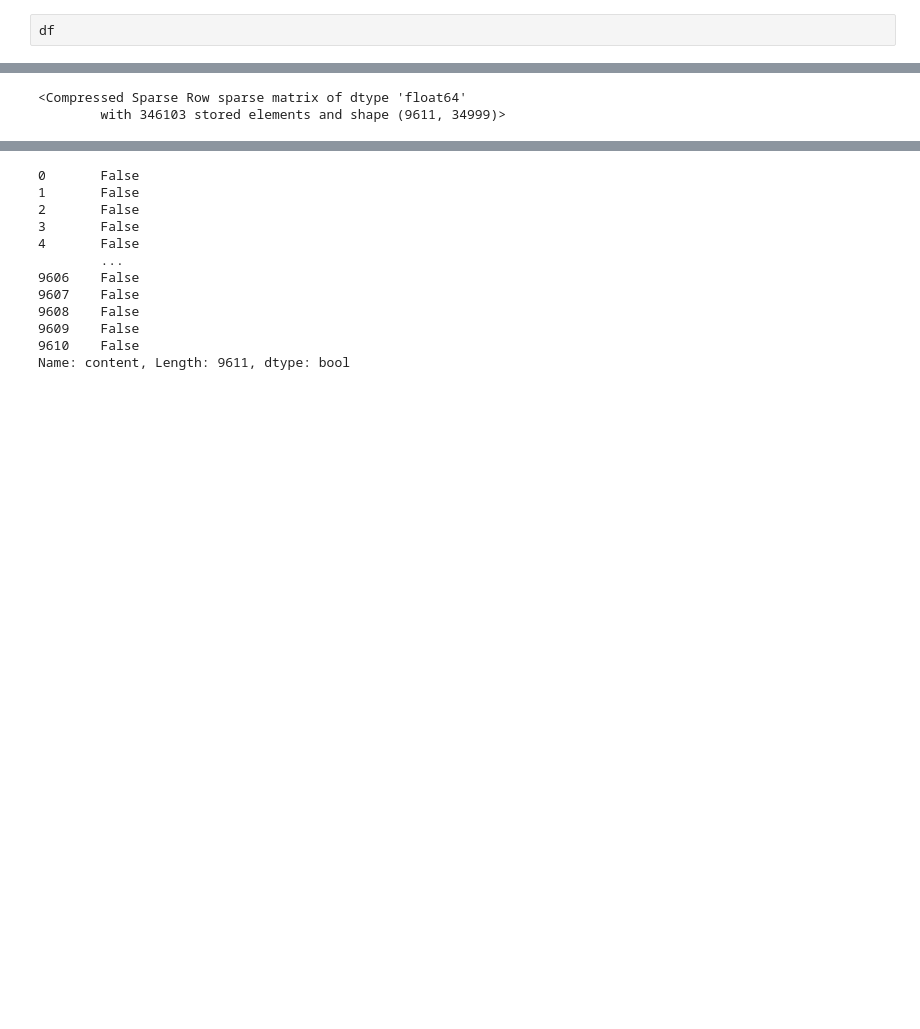
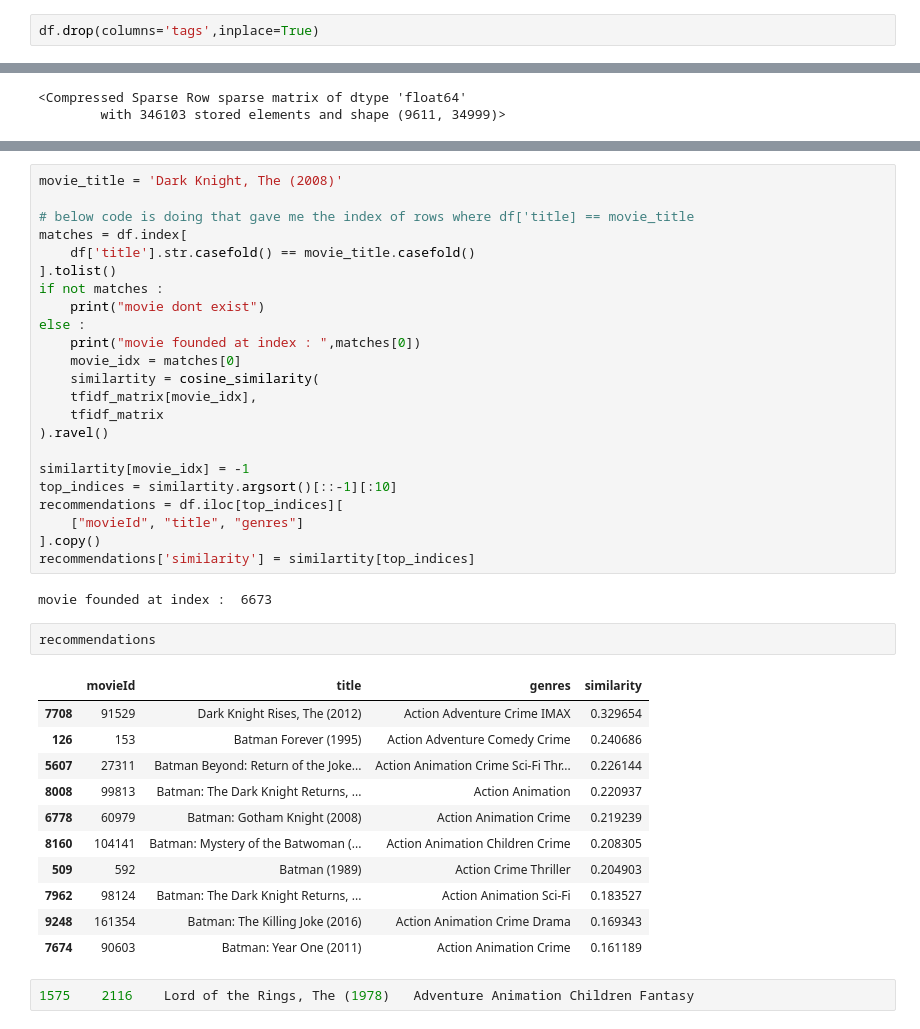
Before and after one commit to saadaliasghar1045-ops/Movie_recommender-Hybrid-, a Jupyter notebook: src/notebooks/model_training.ipynb, the cells around one changed output, grey strips where cells are left out. Cells and saved outputs as stored; diff of their text form; blank space fills up the shorter version.

```diff
--- a/src/notebooks/model_training.ipynb
+++ b/src/notebooks/model_training.ipynb
@@ -9,4 +9,4 @@ df = pd.read_csv('../datasets/new_data_sets/frame_of_colab_filt.csv')
 # %%
 df['tags'] = df['tags'].fillna("")
 # %%
-df
+df.drop(columns='tags',inplace=True)
@@ -46,14 +89,41 @@ tfidf_matrix
 # %%
+movie_title = 'Dark Knight, The (2008)'
+
+# below code is doing that gave me the index of rows where df['title] == movie_title
+matches = df.index[
+    df['title'].str.casefold() == movie_title.casefold()
+].tolist()
+if not matches :
+    print("movie dont exist")
+else :
+    print("movie founded at index : ",matches[0])
+    movie_idx = matches[0]
+    similartity = cosine_similarity(
+    tfidf_matrix[movie_idx],
+    tfidf_matrix
+).ravel()
+
+similartity[movie_idx] = -1
+top_indices = similartity.argsort()[::-1][:10]
+recommendations = df.iloc[top_indices][
+    ["movieId", "title", "genres"]
+].copy()
+recommendations['similarity'] = similartity[top_indices]
 # %% [output]
-0       False
-1       False
-2       False
-3       False
-4       False
-        ...
-9606    False
-9607    False
-9608    False
-9609    False
-9610    False
-Name: content, Length: 9611, dtype: bool
+movie founded at index :  6673
+# %%
+recommendations
+# %% [output]
+|  | movieId | title | genres | similarity |
+| 7708 | 91529 | Dark Knight Rises, The (2012) | Action Adventure Crime IMAX | 0.329654 |
+| 126 | 153 | Batman Forever (1995) | Action Adventure Comedy Crime | 0.240686 |
+| 5607 | 27311 | Batman Beyond: Return of the Joke... | Action Animation Crime Sci-Fi Thr... | 0.226144 |
+| 8008 | 99813 | Batman: The Dark Knight Returns, ... | Action Animation | 0.220937 |
+| 6778 | 60979 | Batman: Gotham Knight (2008) | Action Animation Crime | 0.219239 |
+| 8160 | 104141 | Batman: Mystery of the Batwoman (... | Action Animation Children Crime | 0.208305 |
+| 509 | 592 | Batman (1989) | Action Crime Thriller | 0.204903 |
+| 7962 | 98124 | Batman: The Dark Knight Returns, ... | Action Animation Sci-Fi | 0.183527 |
+| 9248 | 161354 | Batman: The Killing Joke (2016) | Action Animation Crime Drama | 0.169343 |
+| 7674 | 90603 | Batman: Year One (2011) | Action Animation Crime | 0.161189 |
+# %%
+1575	2116	Lord of the Rings, The (1978)	Adventure Animation Children Fantasy
```
Also changed, not shown: parts of 8 cells of this notebook.
